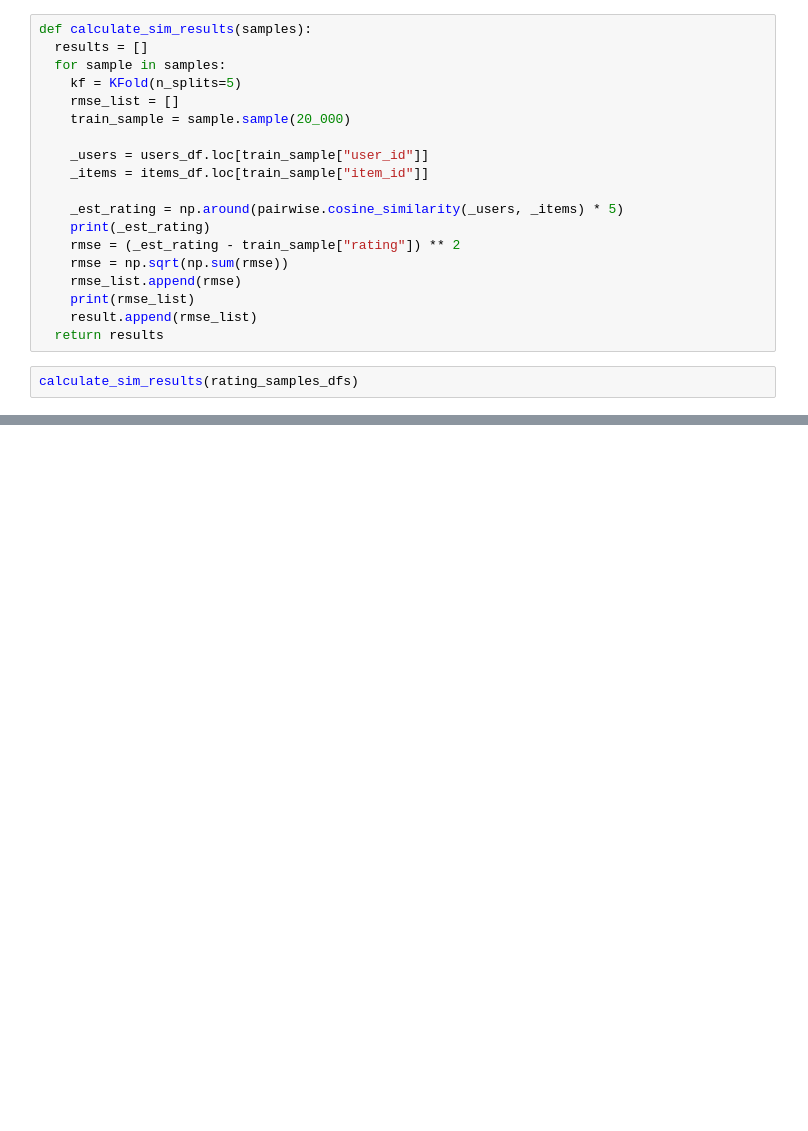
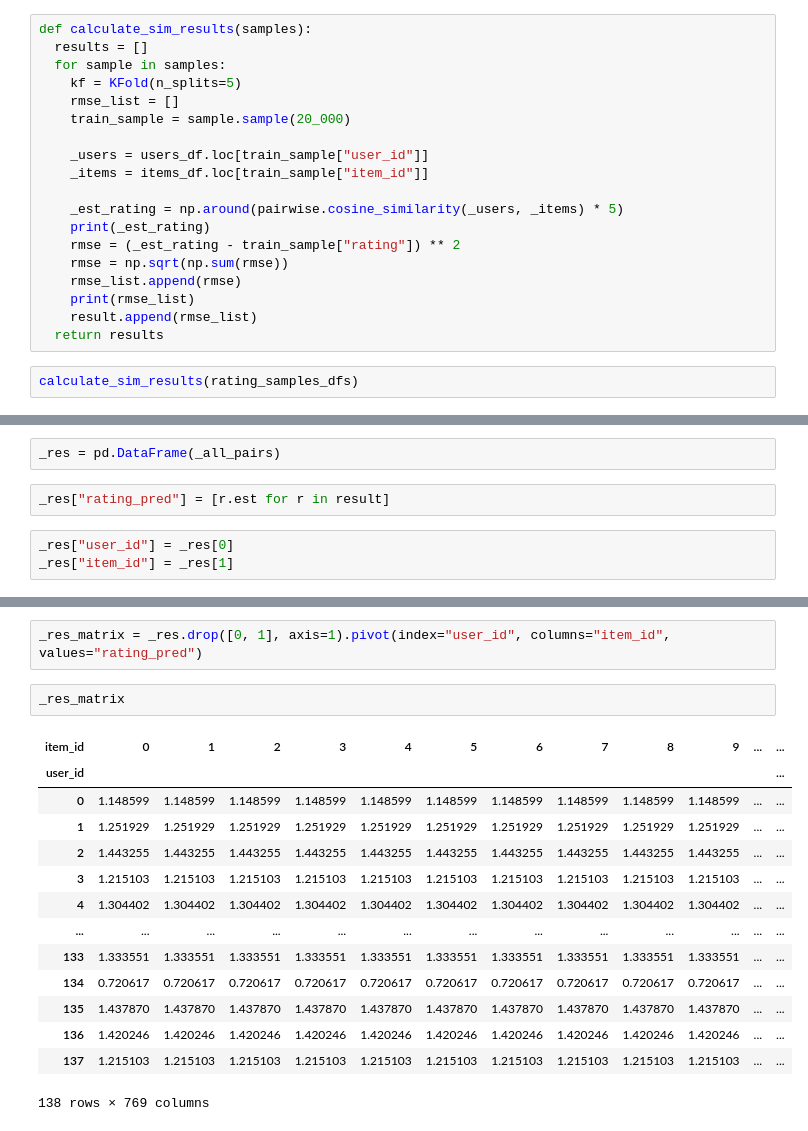
Before and after one commit to vldpro/SynEvaRec, a Jupyter notebook: notebooks/recsys_test.ipynb, the cells around one changed output, grey strips where cells are left out. Saved outputs shown, nothing was run; the diff lists cells and outputs as text; blank space fills up the shorter version.

```diff
--- a/notebooks/recsys_test.ipynb
+++ b/notebooks/recsys_test.ipynb
@@ -797,0 +2379,7 @@ calculate_sim_results(rating_samples_dfs)
+# %%
+_res = pd.DataFrame(_all_pairs)
+# %%
+_res["rating_pred"] = [r.est for r in result]
+# %%
+_res["user_id"] = _res[0]
+_res["item_id"] = _res[1]
@@ -797,0 +2402,19 @@ calculate_sim_results(rating_samples_dfs)
+# %%
+_res_matrix = _res.drop([0, 1], axis=1).pivot(index="user_id", columns="item_id", values="rating_pred")
+# %%
+_res_matrix
+# %% [output]
+| item_id | 0 | 1 | 2 | 3 | 4 | 5 | 6 | 7 | 8 | 9 | ... | ... |
+| user_id |  |  |  |  |  |  |  |  |  |  |  | ... |
+| 0 | 1.148599 | 1.148599 | 1.148599 | 1.148599 | 1.148599 | 1.148599 | 1.148599 | 1.148599 | 1.148599 | 1.148599 | ... | ... |
+| 1 | 1.251929 | 1.251929 | 1.251929 | 1.251929 | 1.251929 | 1.251929 | 1.251929 | 1.251929 | 1.251929 | 1.251929 | ... | ... |
+| 2 | 1.443255 | 1.443255 | 1.443255 | 1.443255 | 1.443255 | 1.443255 | 1.443255 | 1.443255 | 1.443255 | 1.443255 | ... | ... |
+| 3 | 1.215103 | 1.215103 | 1.215103 | 1.215103 | 1.215103 | 1.215103 | 1.215103 | 1.215103 | 1.215103 | 1.215103 | ... | ... |
+| 4 | 1.304402 | 1.304402 | 1.304402 | 1.304402 | 1.304402 | 1.304402 | 1.304402 | 1.304402 | 1.304402 | 1.304402 | ... | ... |
+| ... | ... | ... | ... | ... | ... | ... | ... | ... | ... | ... | ... | ... |
+| 133 | 1.333551 | 1.333551 | 1.333551 | 1.333551 | 1.333551 | 1.333551 | 1.333551 | 1.333551 | 1.333551 | 1.333551 | ... | ... |
+| 134 | 0.720617 | 0.720617 | 0.720617 | 0.720617 | 0.720617 | 0.720617 | 0.720617 | 0.720617 | 0.720617 | 0.720617 | ... | ... |
+| 135 | 1.437870 | 1.437870 | 1.437870 | 1.437870 | 1.437870 | 1.437870 | 1.437870 | 1.437870 | 1.437870 | 1.437870 | ... | ... |
+| 136 | 1.420246 | 1.420246 | 1.420246 | 1.420246 | 1.420246 | 1.420246 | 1.420246 | 1.420246 | 1.420246 | 1.420246 | ... | ... |
+| 137 | 1.215103 | 1.215103 | 1.215103 | 1.215103 | 1.215103 | 1.215103 | 1.215103 | 1.215103 | 1.215103 | 1.215103 | ... | ... |
+138 rows × 769 columns
```
Also changed, not shown: parts of 31 cells of this notebook, 2 other files.
